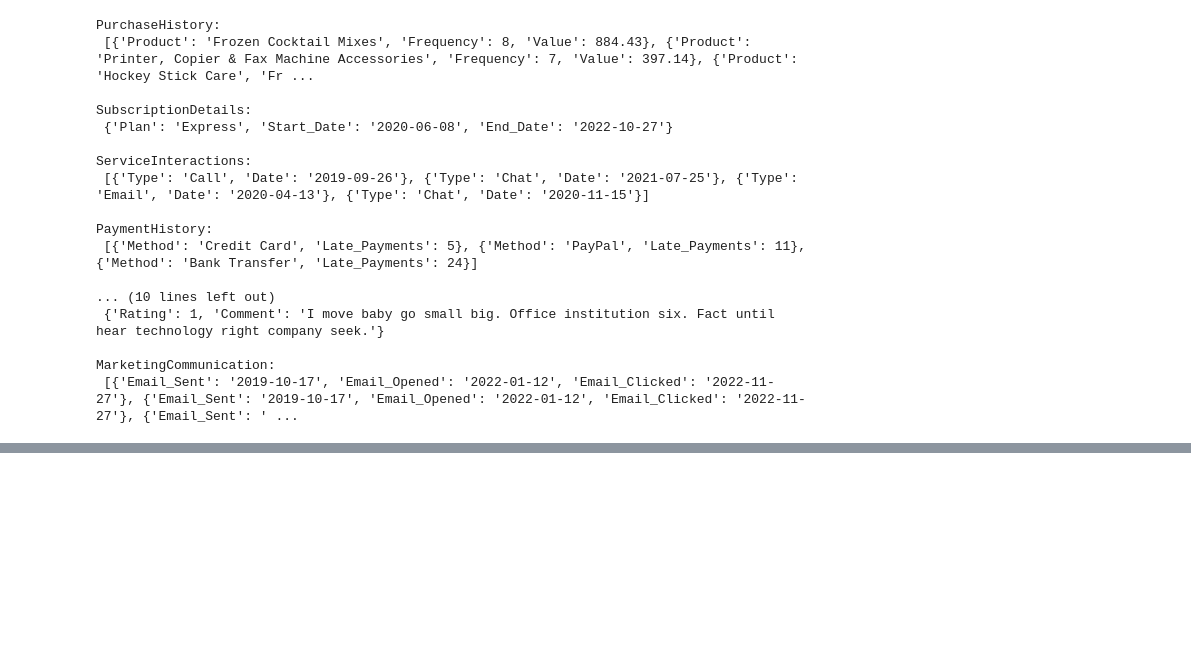
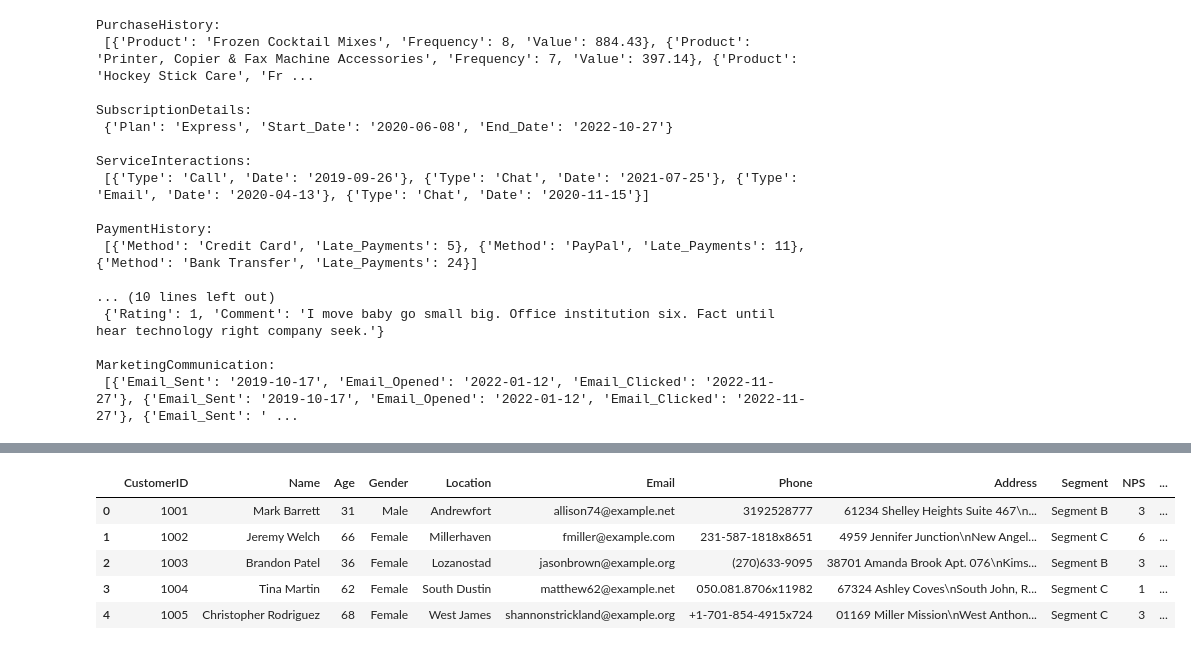
Before and after one commit to michizler/reder-analytics, a Jupyter notebook: preprocessing/clean.ipynb, the cells around one changed output, grey strips where cells are left out. Cells and saved outputs as stored; diff of their text form; code cells hidden in the pictures; blank space fills up the shorter version.

```diff
--- a/preprocessing/clean.ipynb
+++ b/preprocessing/clean.ipynb
@@ -93,0 +155,16 @@ MarketingCommunication:
+# %%
+# create separate tables(dfs) for each nested column
+
+sub_details = normalize_column(customer_data, "SubscriptionDetails")
+srv_interac = normalize_column(customer_data, "ServiceInteractions")
+payment_hist = normalize_column(customer_data, "PaymentHistory")
+web_usage = normalize_column(customer_data, "WebsiteUsage")
+clk_stream = normalize_column(customer_data, "ClickstreamData")
+eng_metrics = normalize_column(customer_data, "EngagementMetrics")
+feedback = normalize_column(customer_data, "Feedback")
+mkt_com = normalize_column(customer_data, "MarketingCommunication")
+
+arr = [sub_details, srv_interac, payment_hist, web_usage, clk_stream, eng_metrics, feedback, mkt_com]
+
+for item in arr:
+    print(f"{item}\n")
@@ -93,0 +200,28 @@ MarketingCommunication:
+# %%
+# create one-to-one object that can be joined safely to customer dimension table
+one_to_one = {
+    "SubscriptionDetails": sub_details,
+    "WebsiteUsage": web_usage,
+    "EngagementMetrics": eng_metrics,
+    "Feedback": feedback
+}
+
+# create new df for merge operation
+customer_info = customer_base.copy()
+
+# merge one-to-one dfs to customer_info
+for df in one_to_one.values():
+    customer_info = customer_info.merge(
+        df,
+        on="CustomerID",
+        how="left"
+    )
+# %%
+customer_info.head()
+# %% [output]
+|  | CustomerID | Name | Age | Gender | Location | Email | Phone | Address | Segment | NPS | ... |
+| 0 | 1001 | Mark Barrett | 31 | Male | Andrewfort | allison74@example.net | 3192528777 | 61234 Shelley Heights Suite 467\n... | Segment B | 3 | ... |
+| 1 | 1002 | Jeremy Welch | 66 | Female | Millerhaven | fmiller@example.com | 231-587-1818x8651 | 4959 Jennifer Junction\nNew Angel... | Segment C | 6 | ... |
+| 2 | 1003 | Brandon Patel | 36 | Female | Lozanostad | jasonbrown@example.org | (270)633-9095 | 38701 Amanda Brook Apt. 076\nKims... | Segment B | 3 | ... |
+| 3 | 1004 | Tina Martin | 62 | Female | South Dustin | matthew62@example.net | 050.081.8706x11982 | 67324 Ashley Coves\nSouth John, R... | Segment C | 1 | ... |
+| 4 | 1005 | Christopher Rodriguez | 68 | Female | West James | shannonstrickland@example.org | +1-701-854-4915x724 | 01169 Miller Mission\nWest Anthon... | Segment C | 3 | ... |
```
Also changed, not shown: parts of 6 cells of this notebook.
